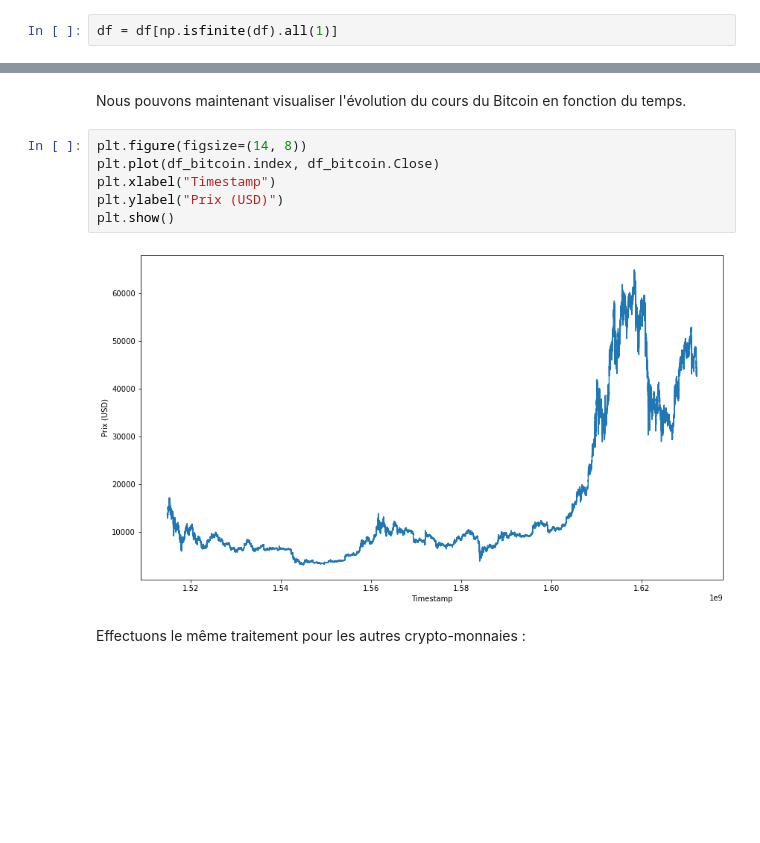
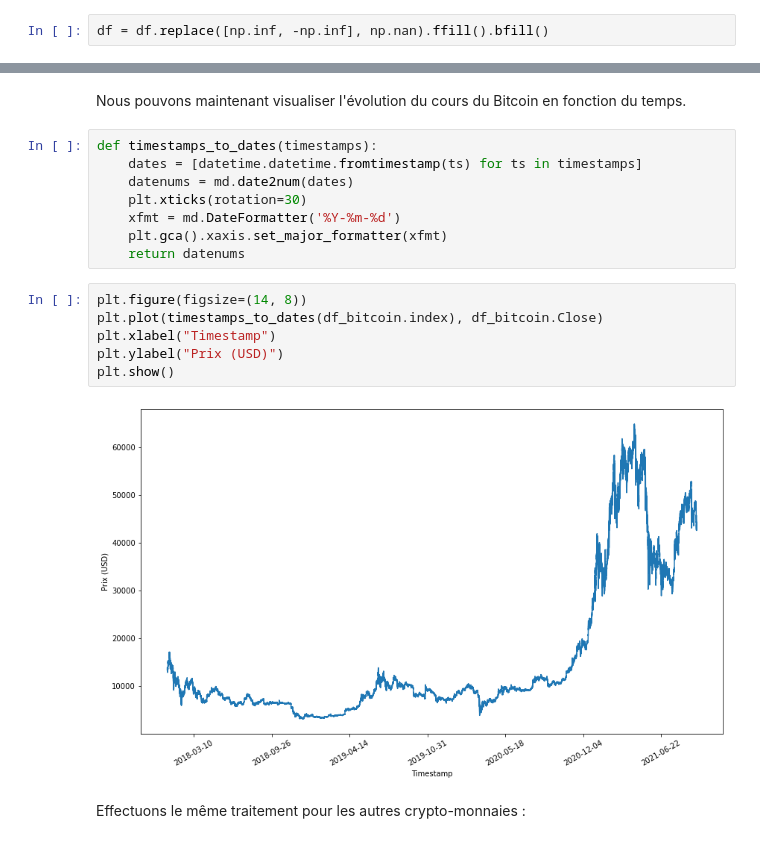
Before and after one commit to QBRAEM/crypto, a Jupyter notebook: crypto_exploration.ipynb, the cells around one changed output, grey strips where cells are left out. Saved outputs shown, nothing was run; the diff lists cells and outputs as text; blank space fills up the shorter version.

```diff
--- a/crypto_exploration.ipynb
+++ b/crypto_exploration.ipynb
@@ -174,5 +176,5 @@ Duplicates: 0
-# %%
-df = df[np.isfinite(df).all(1)]
+# %%
+df = df.replace([np.inf, -np.inf], np.nan).ffill().bfill()
 # %% [markdown]
 ### Visualisation
 # %% [markdown]
@@ -233,14 +235,22 @@ Pour palier à ce problème de "trous", nous pouvons les remplir avec un `ffill`
 df_bitcoin = df_bitcoin.reindex(np.array(range(df_bitcoin.index[0], df_bitcoin.index[-1] + 60, 60))).ffill()
 # %% [markdown]
 Nous pouvons maintenant visualiser l'évolution du cours du Bitcoin en fonction du temps.
+# %%
+def timestamps_to_dates(timestamps):
+    dates = [datetime.datetime.fromtimestamp(ts) for ts in timestamps]
+    datenums = md.date2num(dates)
+    plt.xticks(rotation=30)
+    xfmt = md.DateFormatter('%Y-%m-%d')
+    plt.gca().xaxis.set_major_formatter(xfmt)
+    return datenums
 # %%
 plt.figure(figsize=(14, 8))
-plt.plot(df_bitcoin.index, df_bitcoin.Close)
+plt.plot(timestamps_to_dates(df_bitcoin.index), df_bitcoin.Close)
 plt.xlabel("Timestamp")
 plt.ylabel("Prix (USD)")
 plt.show()
 # %% [output]
-[figure, old version]
+[figure, new version]
 # %% [markdown]
 Effectuons le même traitement pour les autres crypto-monnaies :
 # %%
```
Also changed, not shown: parts of 12 cells of this notebook, 2 other files.
